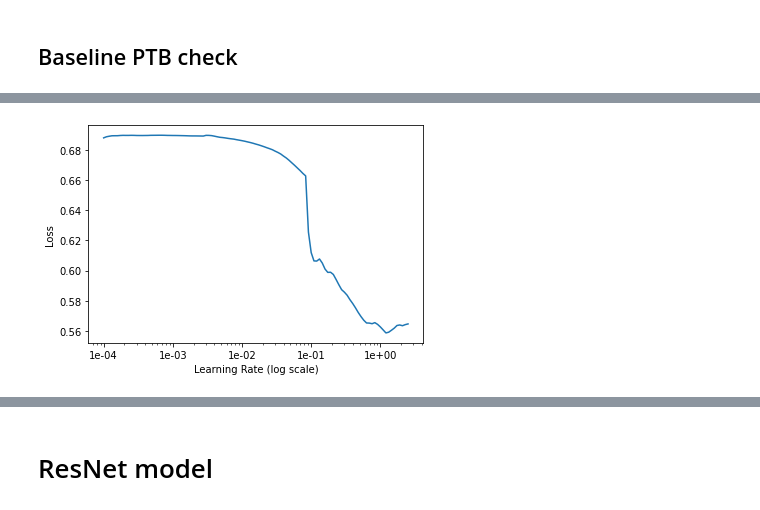
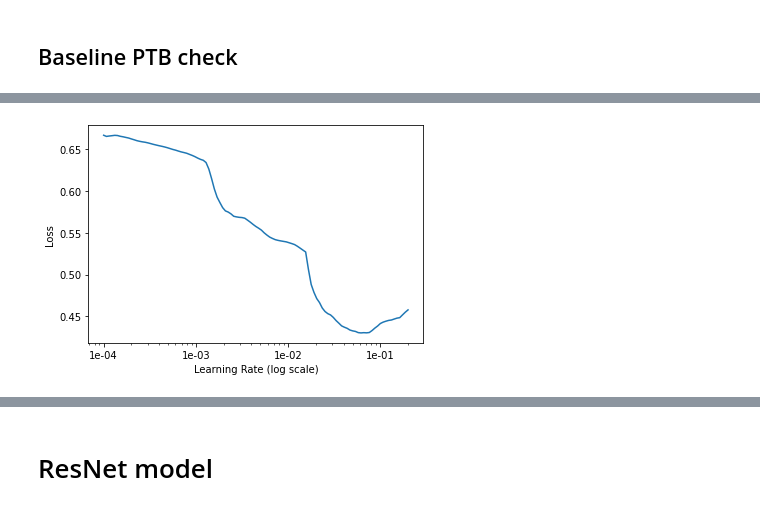
Before and after one commit to spdrnl/ecg, a Jupyter notebook: ECG.ipynb, the cells around one changed output, grey strips where cells are left out. Saved outputs shown, nothing was run; the diff lists cells and outputs as text; code cells hidden in the pictures.

Commit message:
Changed SGD to Adam again

```diff
--- a/ECG.ipynb
+++ b/ECG.ipynb
@@ -190,13 +204,13 @@ class LRFinder(Callback):
 # %%
-optimizer = keras.optimizers.SGD(lr=0.001)
+optimizer = keras.optimizers.Adam(lr=0.001)
 model = get_base_model()
 model.compile(optimizer=optimizer, loss='binary_crossentropy', metrics=['accuracy'])
 
-lr_finder = LRFinder(start_lr=1e-4, end_lr= 1e0, max_steps=100, smoothing=0.6)
+lr_finder = LRFinder(start_lr=1e-4, end_lr= 1e-1, max_steps=100, smoothing=0.6)
 _ = model.fit(X_ptbdb_train, y_ptbdb_train, batch_size=256, epochs=5, callbacks=[lr_finder], verbose=False)
 lr_finder.plot()
 # %% [output]
-[figure, old version]
+[figure, new version]
 # %%
 N = X_ptbdb_train.shape[0]
 batch_size = 128
```
Also changed, not shown: parts of 8 cells of this notebook.
